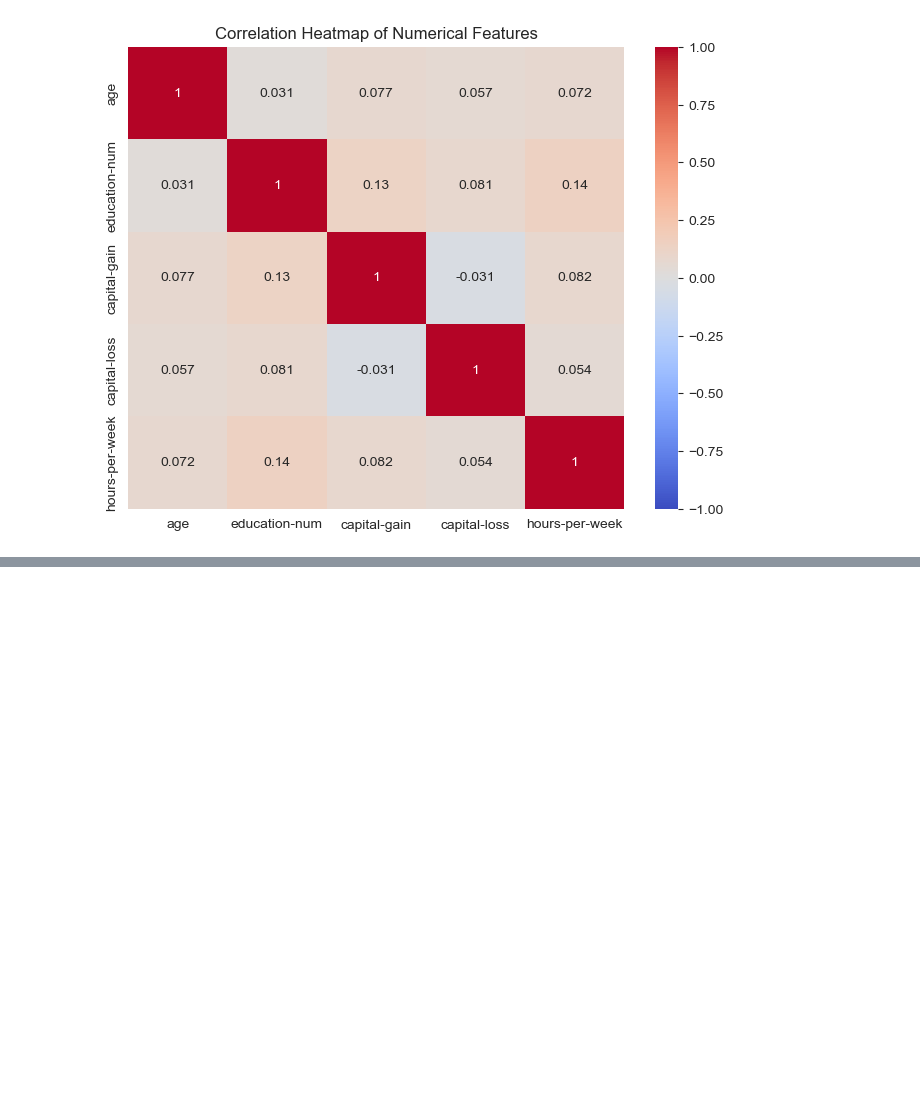
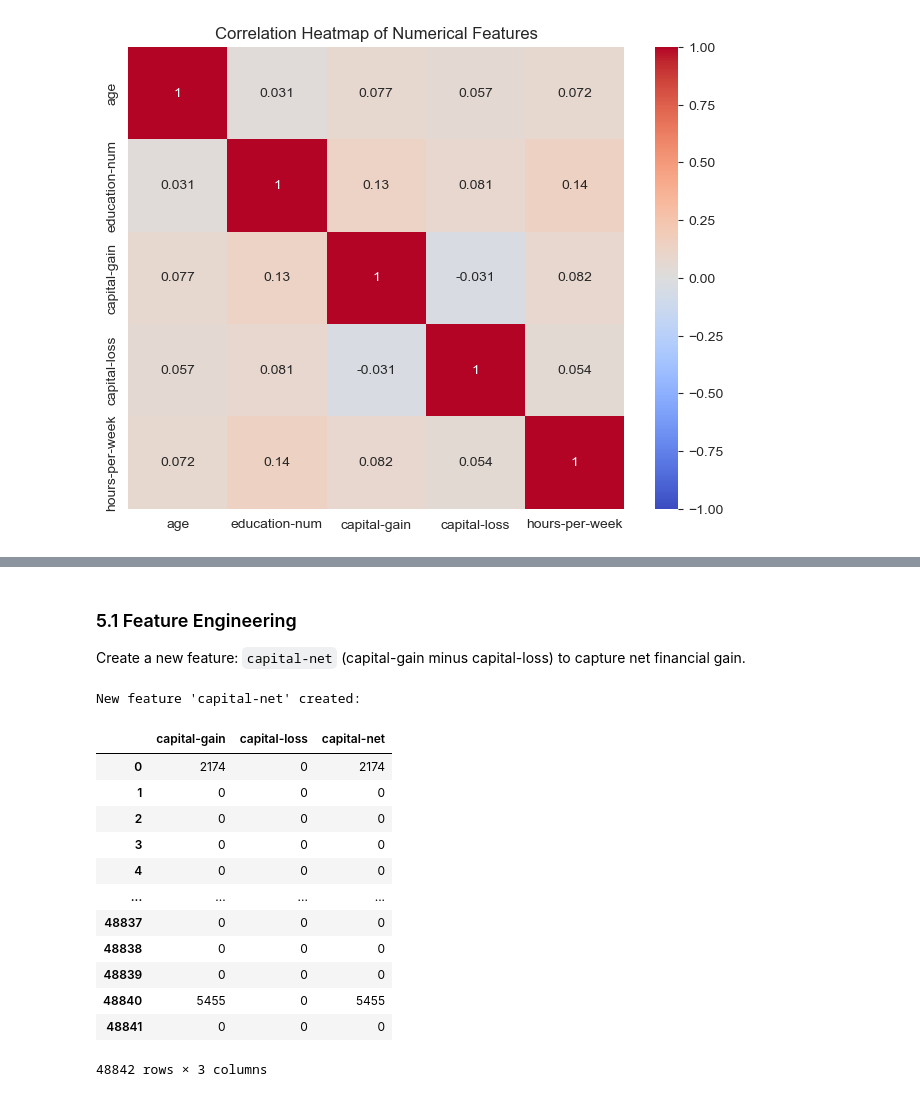
Before and after one commit to Devzane/CareerX-project, a Jupyter notebook: Untitled.ipynb, the cells around one changed output, grey strips where cells are left out. Cells and saved outputs as stored; diff of their text form; code cells hidden in the pictures; blank space fills up the shorter version.

Commit message:
Data prprocessing and feature engineering

```diff
--- a/Untitled.ipynb
+++ b/Untitled.ipynb
@@ -316,0 +328,23 @@ Since the correlations are weak, each of these features likely provides unique i
+# %% [markdown]
+### 5.1 Feature Engineering
+ Create a new feature: `capital-net` (capital-gain minus capital-loss) to capture net financial gain.
+# %%
+# creating new features from the available features
+income_data['capital-net'] = income_data['capital-gain'] - income_data['capital-loss']
+print("\nNew feature 'capital-net' created:")
+display(income_data[['capital-gain', 'capital-loss', 'capital-net']])
+# %% [output]
+New feature 'capital-net' created:
+|  | capital-gain | capital-loss | capital-net |
+| 0 | 2174 | 0 | 2174 |
+| 1 | 0 | 0 | 0 |
+| 2 | 0 | 0 | 0 |
+| 3 | 0 | 0 | 0 |
+| 4 | 0 | 0 | 0 |
+| ... | ... | ... | ... |
+| 48837 | 0 | 0 | 0 |
+| 48838 | 0 | 0 | 0 |
+| 48839 | 0 | 0 | 0 |
+| 48840 | 5455 | 0 | 5455 |
+| 48841 | 0 | 0 | 0 |
+48842 rows × 3 columns
```
Also changed, not shown: parts of 15 cells of this notebook.
